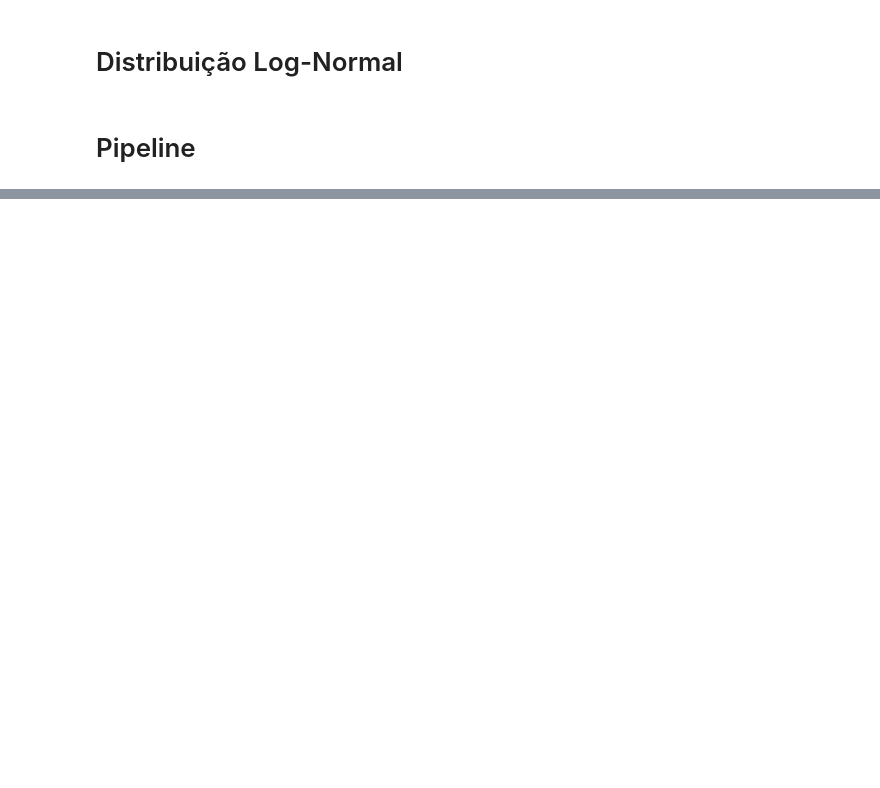
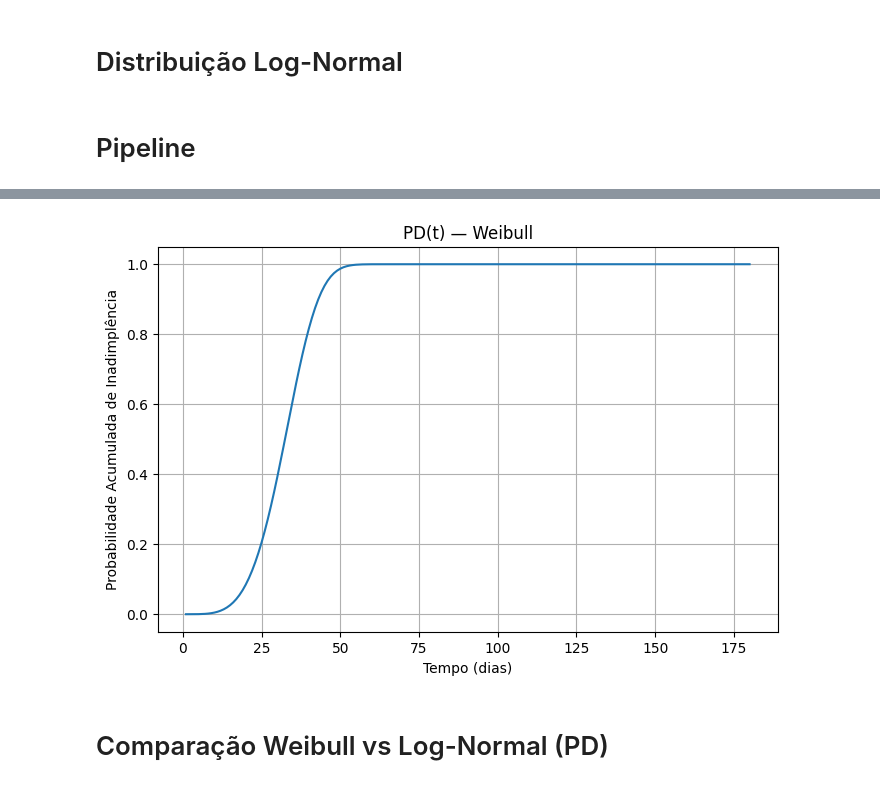
Before and after one commit to GilliardMorandim/mba-tcc-usp-inadimplencia, a Jupyter notebook: analise_sobrevivencia.ipynb, the cells around one changed output, grey strips where cells are left out. Cells and saved outputs as stored; diff of their text form; code cells hidden in the pictures; blank space fills up the shorter version.

```diff
--- a/analise_sobrevivencia.ipynb
+++ b/analise_sobrevivencia.ipynb
@@ -273,0 +359,23 @@ pipeline.compare_models()
+# %%
+def plot_pd_curve(pipeline, model_name, X, max_time=180):
+    times = np.arange(1, max_time + 1)
+
+    pd_curve = pipeline.predict_pd(
+        model_name=model_name,
+        X=X,
+        times=times
+    )
+
+    plt.figure(figsize=(8, 5))
+    plt.plot(times, pd_curve.iloc[:, 0])
+    plt.xlabel("Tempo (dias)")
+    plt.ylabel("Probabilidade Acumulada de Inadimplência")
+    plt.title(f"PD(t) — {model_name.capitalize()}")
+    plt.grid(True)
+    plt.show()
+# %%
+plot_pd_curve(pipeline, "weibull", X_ref)
+# %% [output]
+[figure, added]
+# %% [markdown]
+# Comparação Weibull vs Log-Normal (PD)
```
Also changed, not shown: parts of 23 cells of this notebook.
